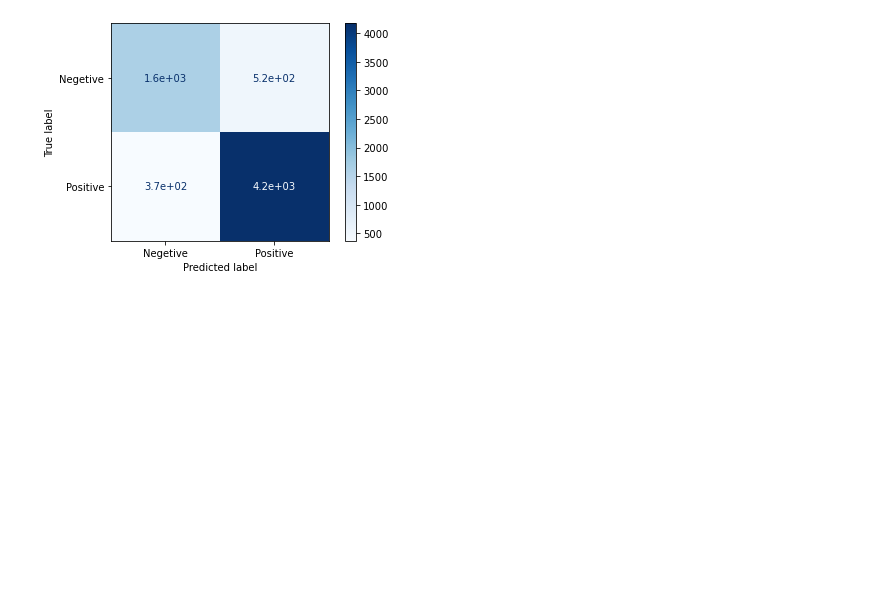
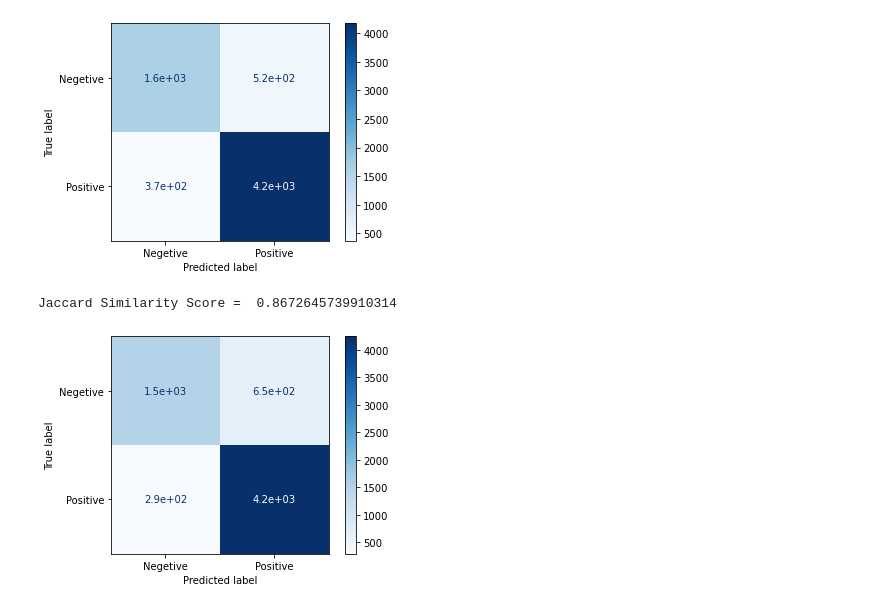
Before and after one commit to GauthamN3004/Hotel_Review_Classifier, a Jupyter notebook: review_classifier.ipynb, the cells around one changed output. Drawn from its saved outputs; the diff is of its cells as text; code cells hidden in the pictures; blank space fills up the shorter version.

```diff
--- a/review_classifier.ipynb
+++ b/review_classifier.ipynb
@@ -209,3 +209,17 @@ print("Jaccard Similarity Score = ",jaccard_similarity_score(ytest,ypred))
 # %% [output]
 Jaccard Similarity Score =  0.8672645739910314
 [figure]
+# %%
+from xgboost import XGBClassifier
+xgb = XGBClassifier()
+xgb.fit(X,ytrain)
+ypred = mnb.predict(X_test)
+# %%
+disp = plot_confusion_matrix(xgb, X_test, ytest,
+                                 display_labels=['Negetive','Positive'],
+                                 cmap=plt.cm.Blues,
+                                 normalize=None)
+print("Jaccard Similarity Score = ",jaccard_similarity_score(ytest,ypred))
+# %% [output]
+Jaccard Similarity Score =  0.8672645739910314
+[figure, added]
```
Also changed, not shown: parts of 6 cells of this notebook, 3 other files.
